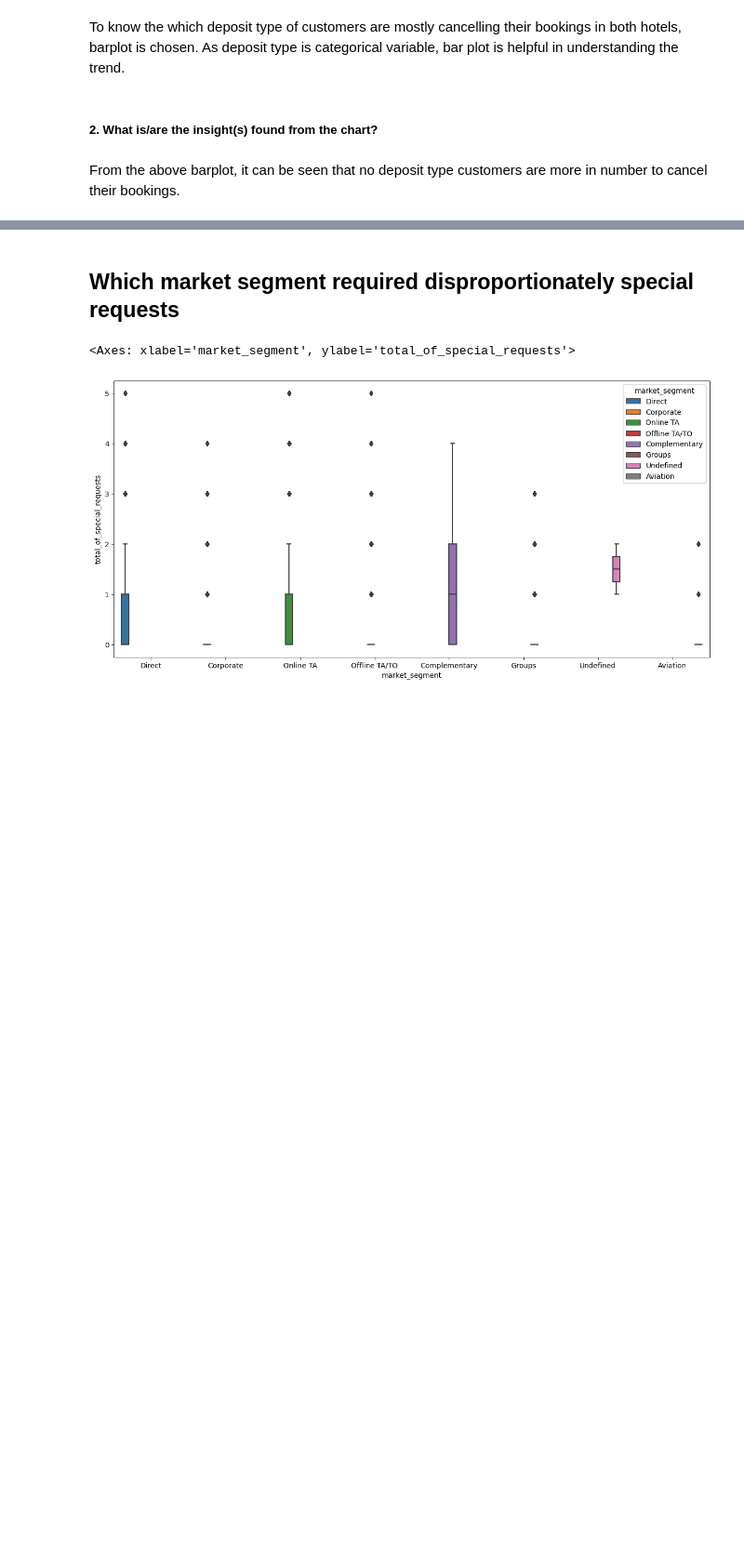
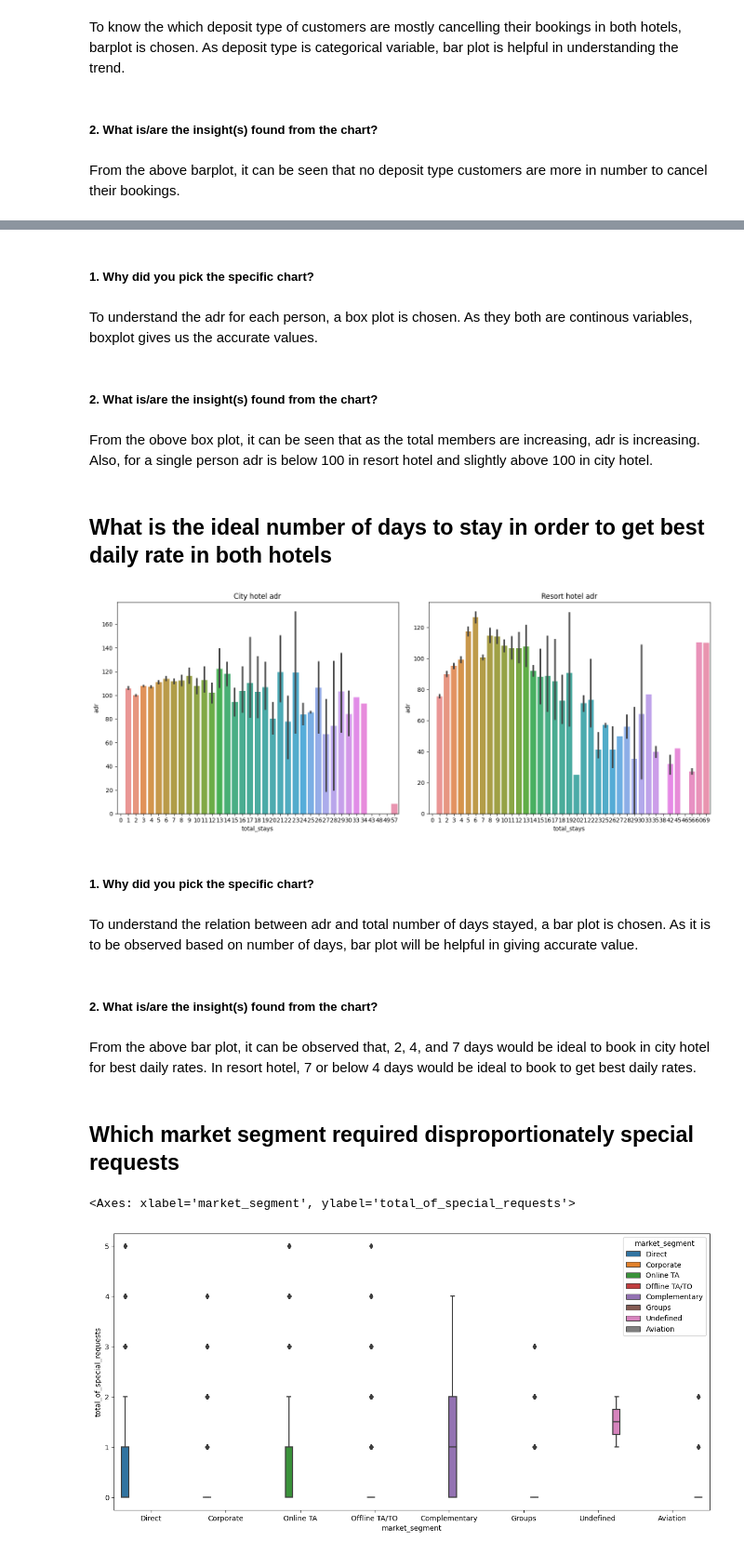
Before and after one commit to Lasya-1408/Almabetter-Hotel-booking-EDA, a Jupyter notebook: Hotel_Booking_EDA.ipynb, the cells around one changed output, grey strips where cells are left out. Shown at 93% size. Cells and saved outputs as stored; diff of their text form; code cells hidden in the pictures; blank space fills up the shorter version.

```diff
--- a/Hotel_Booking_EDA.ipynb
+++ b/Hotel_Booking_EDA.ipynb
@@ -824,3 +843,38 @@ From the above barplot, it can be seen that no deposit type customers are more i
+# %% [markdown]
+##### 1. Why did you pick the specific chart?
+# %% [markdown]
+To understand the adr for each person, a box plot is chosen. As they both are continous variables, boxplot gives us the accurate values.
+# %% [markdown]
+##### 2. What is/are the insight(s) found from the chart?
+# %% [markdown]
+From the obove box plot, it can be seen that as the total members are increasing, adr is increasing. Also, for a single person adr is below 100 in resort hotel and slightly above 100 in city hotel.
+# %% [markdown]
+## What is the ideal number of days to stay in order to get best daily rate in both hotels
+# %%
+fig, axes = plt.subplots(nrows=1, ncols=2, figsize=(15, 6))
+
+# Subplot 1: Barplot for 'Value1'
+sns.barplot(x='total_stays', y='adr', data=df_city, ax=axes[0])
+axes[0].set_title('City hotel adr')
+
+# Subplot 2: Barplot for 'Value2'
+sns.barplot(x='total_stays', y='adr', data=df_resort, ax=axes[1])
+axes[1].set_title('Resort hotel adr')
+
+# Adjust spacing between subplots
+plt.tight_layout()
+
+plt.show()
+# %% [output]
+[figure, added]
+# %% [markdown]
+##### 1. Why did you pick the specific chart?
+# %% [markdown]
+To understand the relation between adr and total number of days stayed, a bar plot is chosen. As it is to be observed based on number of days, bar plot will be helpful in giving accurate value.
+# %% [markdown]
+##### 2. What is/are the insight(s) found from the chart?
+# %% [markdown]
+From the above bar plot, it can be observed that, 2, 4, and 7 days would be ideal to book in city hotel for best daily rates. In resort hotel, 7 or below 4 days would be ideal to book to get best daily rates.
 # %% [markdown]
 ## Which market segment required disproportionately special requests
 # %%
```
Also changed, not shown: parts of 11 cells of this notebook.
